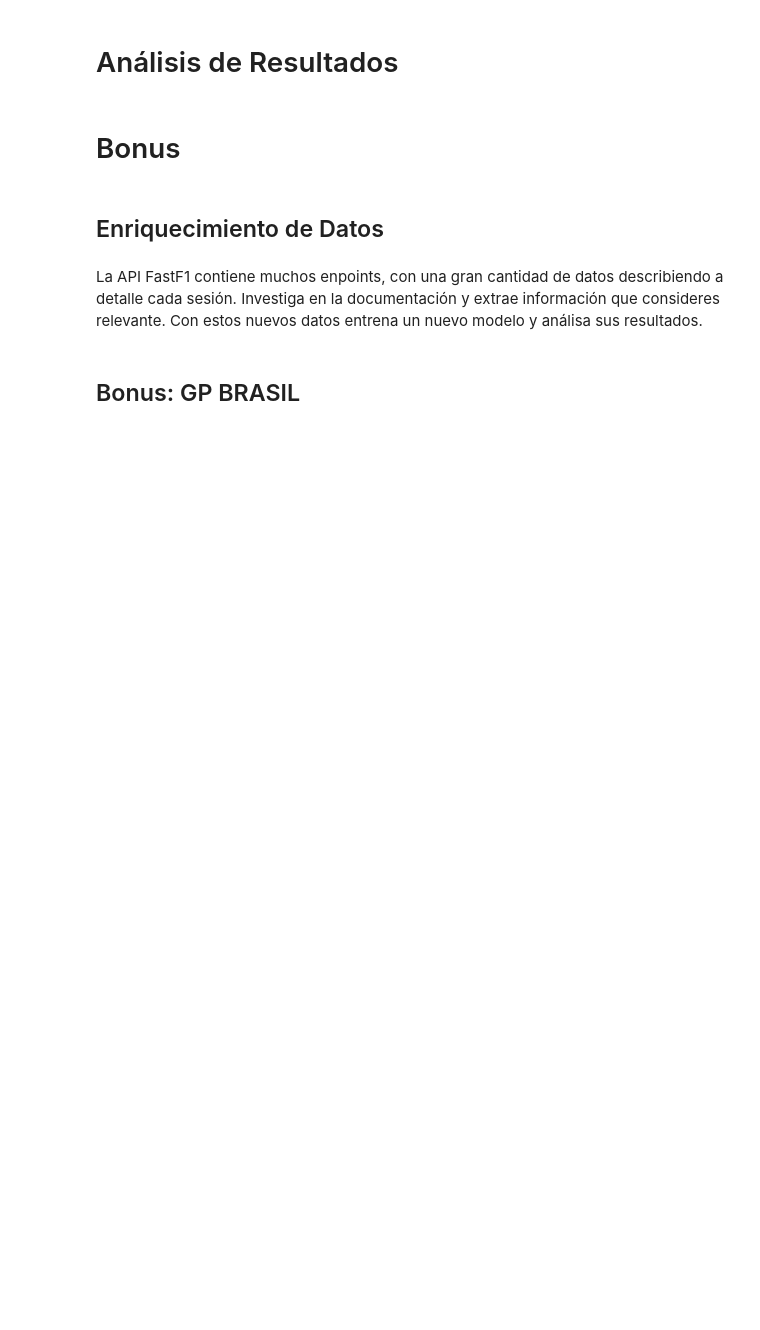
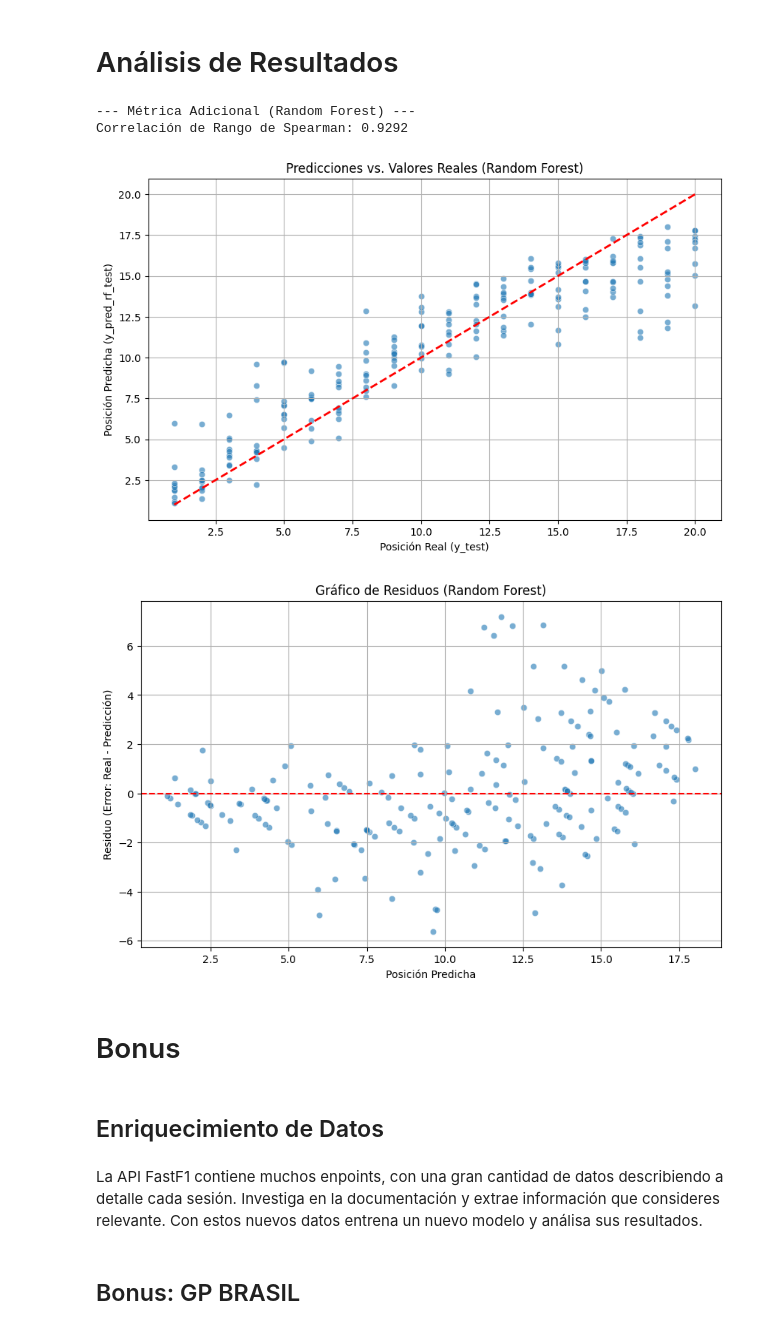
Before and after one commit to DiogoFabricioAG/Pull-Test, a Jupyter notebook: DCCarreras/DCCarreras.ipynb, the cells around one changed output. Saved outputs shown, nothing was run; the diff lists cells and outputs as text; code cells hidden in the pictures; blank space fills up the shorter version.

```diff
--- a/DCCarreras/DCCarreras.ipynb
+++ b/DCCarreras/DCCarreras.ipynb
@@ -114,3 +114,18 @@ plt.show()
 [figure]
 # %% [markdown]
 # División de Datos
+# %%
+X = df.drop('Race_Position', axis=1)
+y = df['Race_Position']
+
+# Split data based on year
+X_train = X[(X['Year'] == 2023) | (X['Year'] == 2024)]
+y_train = y[(X['Year'] == 2023) | (X['Year'] == 2024)]
+X_test = X[X['Year'] == 2025]
+y_test = y[X['Year'] == 2025]
+
+
+print("Shape of X_train:", X_train.shape)
+print("Shape of X_test:", X_test.shape)
+print("Shape of y_train:", y_train.shape)
+print("Shape of y_test:", y_test.shape)
@@ -121,5 +477,54 @@ plt.show()
 # %% [markdown]
 # Análisis de Resultados
+# %%
+from scipy.stats import spearmanr
+
+# Calcular la correlación de Spearman
+# Asumimos y_test y y_pred_rf_test (tus mejores predicciones)
+correlation, p_value = spearmanr(y_test, y_pred_rf_test)
+
+print(f"--- Métrica Adicional (Random Forest) ---")
+print(f"Correlación de Rango de Spearman: {correlation:.4f}")
+# %% [output]
+--- Métrica Adicional (Random Forest) ---
+Correlación de Rango de Spearman: 0.9292
+# %%
+import matplotlib.pyplot as plt
+import seaborn as sns
+
+# Asumimos que y_test y y_pred_rf_test (tus mejores predicciones) existen
+
+# --- Gráfico 1: Predicciones vs. Valores Reales ---
+plt.figure(figsize=(10, 6))
+sns.scatterplot(x=y_test, y=y_pred_rf_test, alpha=0.6)
+
+# Dibujar la línea ideal (perfecta predicción)
+plt.plot([y_test.min(), y_test.max()], [y_test.min(), y_test.max()], '--', color='red', linewidth=2)
+
+plt.title('Predicciones vs. Valores Reales (Random Forest)')
+plt.xlabel('Posición Real (y_test)')
+plt.ylabel('Posición Predicha (y_pred_rf_test)')
+plt.grid(True)
+plt.show()
+
+# --- Gráfico 2: Gráfico de Residuos ---
+# Residuos = Error = Real - Predicción
+residuos = y_test - y_pred_rf_test
+
+plt.figure(figsize=(10, 6))
+sns.scatterplot(x=y_pred_rf_test, y=residuos, alpha=0.6)
+
+# Dibujar la línea de error cero
+plt.axhline(y=0, color='red', linestyle='--')
+
+plt.title('Gráfico de Residuos (Random Forest)')
+plt.xlabel('Posición Predicha')
+plt.ylabel('Residuo (Error: Real - Predicción)')
+plt.grid(True)
+plt.show()
+# %% [output]
+[figure, added]
+[figure, added]
 # %% [markdown]
 # Bonus
 # %% [markdown]
```
Also changed, not shown: parts of 9 cells of this notebook.
